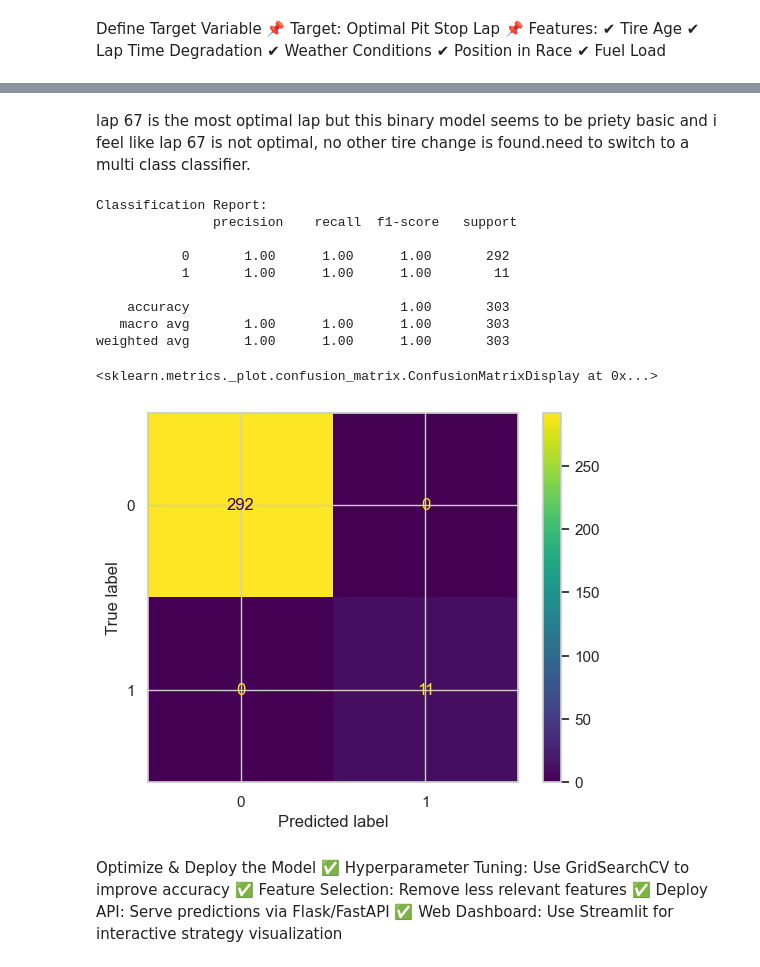
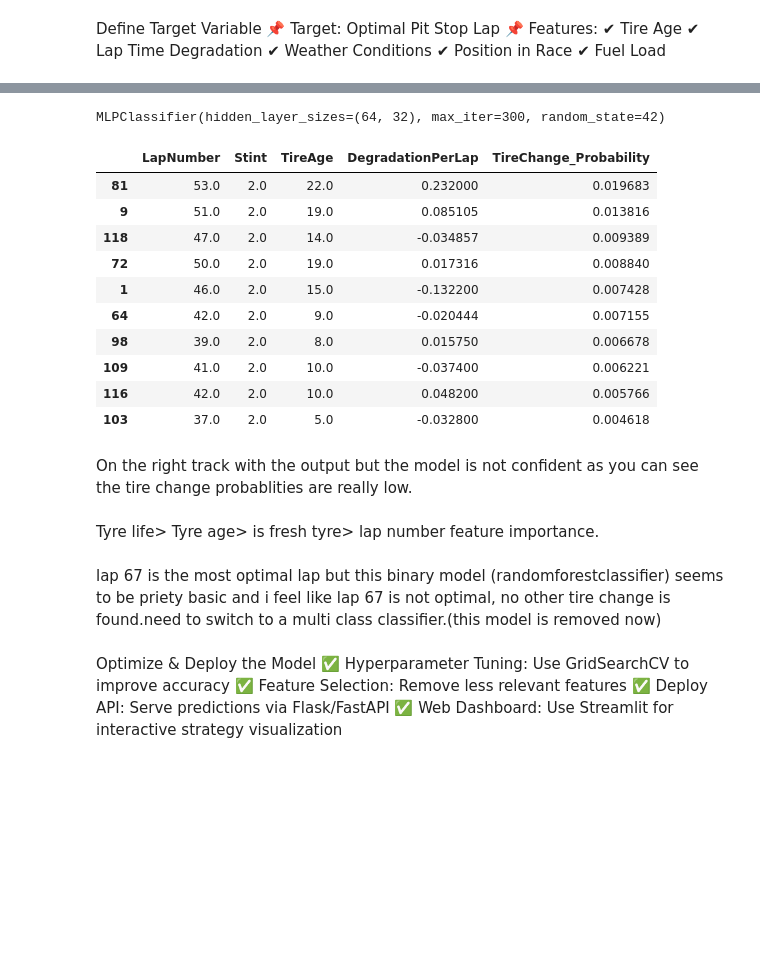
Before and after one commit to pranavvats32/F1-RaceWinner-Prediction-using-ML, a Jupyter notebook: f1.ipynb, the cells around one changed output, grey strips where cells are left out. Saved outputs shown, nothing was run; the diff lists cells and outputs as text; code cells hidden in the pictures; blank space fills up the shorter version.

```diff
--- a/f1.ipynb
+++ b/f1.ipynb
@@ -881,24 +804,44 @@ pred_df[['LapNumber', 'Stint', 'TireAge', 'DegradationPerLap', 'Actual_TireChang
+# %%
+from sklearn.neural_network import MLPClassifier
+
+mlp = MLPClassifier(hidden_layer_sizes=(64, 32), activation='relu', solver='adam',
+                    max_iter=300, random_state=42)
+
+mlp.fit(X_train_scaled, y_train)
+# %% [output]
+MLPClassifier(hidden_layer_sizes=(64, 32), max_iter=300, random_state=42)
+# %%
+# Predictions
+y_pred = mlp.predict(X_test_scaled)
+y_prob = mlp.predict_proba(X_test_scaled)[:, 1]
+
+# Create a result dataframe
+result_df = X_test.copy()
+result_df['Actual_TireChange'] = y_test.values
+result_df['Predicted_TireChange'] = y_pred
+result_df['TireChange_Probability'] = y_prob
+
+# Reset index to match
+result_df.reset_index(drop=True, inplace=True)
+
+# View top laps by probability
+top_laps = result_df.sort_values(by='TireChange_Probability', ascending=False)
+top_laps[['LapNumber', 'Stint', 'TireAge', 'DegradationPerLap', 'TireChange_Probability']].head(10)
+# %% [output]
+|  | LapNumber | Stint | TireAge | DegradationPerLap | TireChange_Probability |
+| 81 | 53.0 | 2.0 | 22.0 | 0.232000 | 0.019683 |
+| 9 | 51.0 | 2.0 | 19.0 | 0.085105 | 0.013816 |
+| 118 | 47.0 | 2.0 | 14.0 | -0.034857 | 0.009389 |
+| 72 | 50.0 | 2.0 | 19.0 | 0.017316 | 0.008840 |
+| 1 | 46.0 | 2.0 | 15.0 | -0.132200 | 0.007428 |
+| 64 | 42.0 | 2.0 | 9.0 | -0.020444 | 0.007155 |
+| 98 | 39.0 | 2.0 | 8.0 | 0.015750 | 0.006678 |
+| 109 | 41.0 | 2.0 | 10.0 | -0.037400 | 0.006221 |
+| 116 | 42.0 | 2.0 | 10.0 | 0.048200 | 0.005766 |
+| 103 | 37.0 | 2.0 | 5.0 | -0.032800 | 0.004618 |
+# %% [markdown]
+On the right track with the output but the model is not confident as you can see the tire change probablities are really low.
+# %% [markdown]
+Tyre life> Tyre age> is fresh tyre> lap number feature importance.
 # %% [markdown]
-lap 67 is the most optimal lap but this binary model seems to be priety basic and i feel like lap 67 is not optimal, no other tire change is found.need to switch to a multi class classifier.
+lap 67 is the most optimal lap but this binary model (randomforestclassifier) seems to be priety basic and i feel like lap 67 is not optimal, no other tire change is found.need to switch to a multi class classifier.(this model is removed now)
-# %%
-from sklearn.metrics import classification_report, confusion_matrix, ConfusionMatrixDisplay
-
-# Classification report
-print("Classification Report:\n", classification_report(y_test, y_pred))
-
-# Confusion matrix
-cm = confusion_matrix(y_test, y_pred)
-disp = ConfusionMatrixDisplay(confusion_matrix=cm)
-disp.plot()
-# %% [output]
-Classification Report:
-               precision    recall  f1-score   support
-
-           0       1.00      1.00      1.00       292
-           1       1.00      1.00      1.00        11
-
-    accuracy                           1.00       303
-   macro avg       1.00      1.00      1.00       303
-weighted avg       1.00      1.00      1.00       303
-<sklearn.metrics._plot.confusion_matrix.ConfusionMatrixDisplay at 0x...>
-[figure, removed]
```
Also changed, not shown: parts of 16 cells of this notebook.
